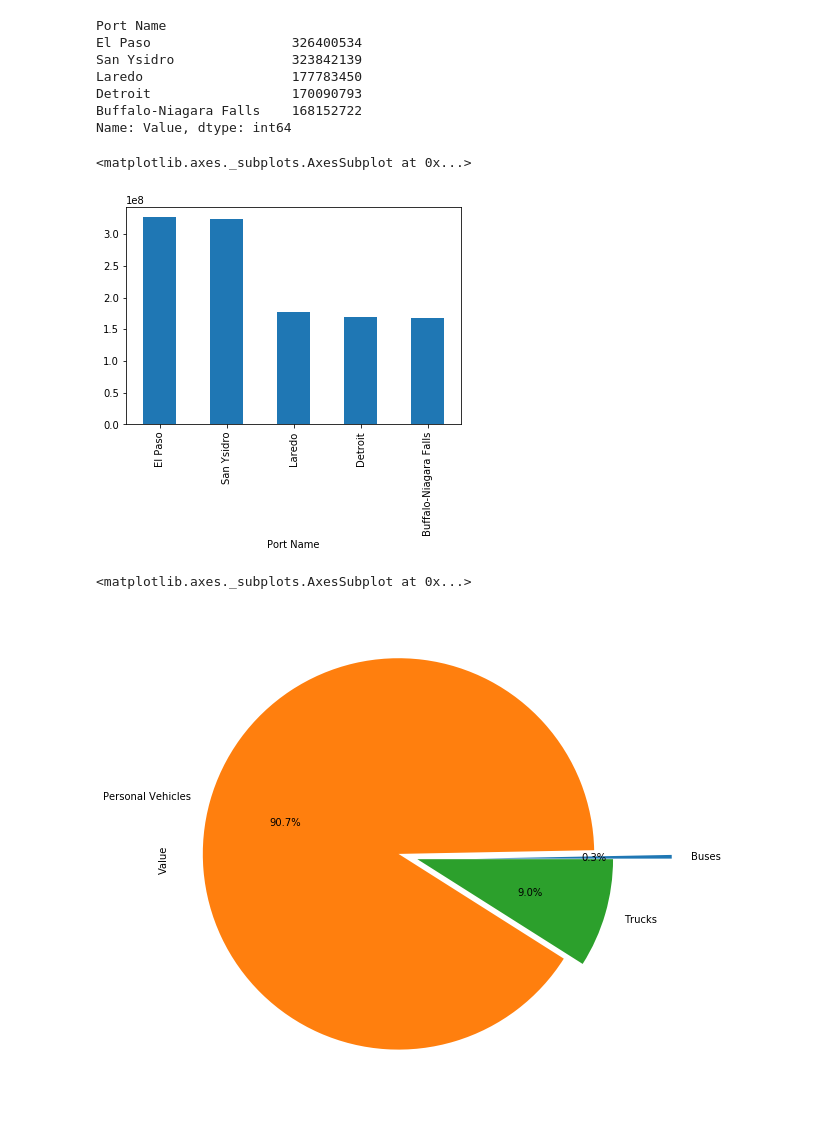
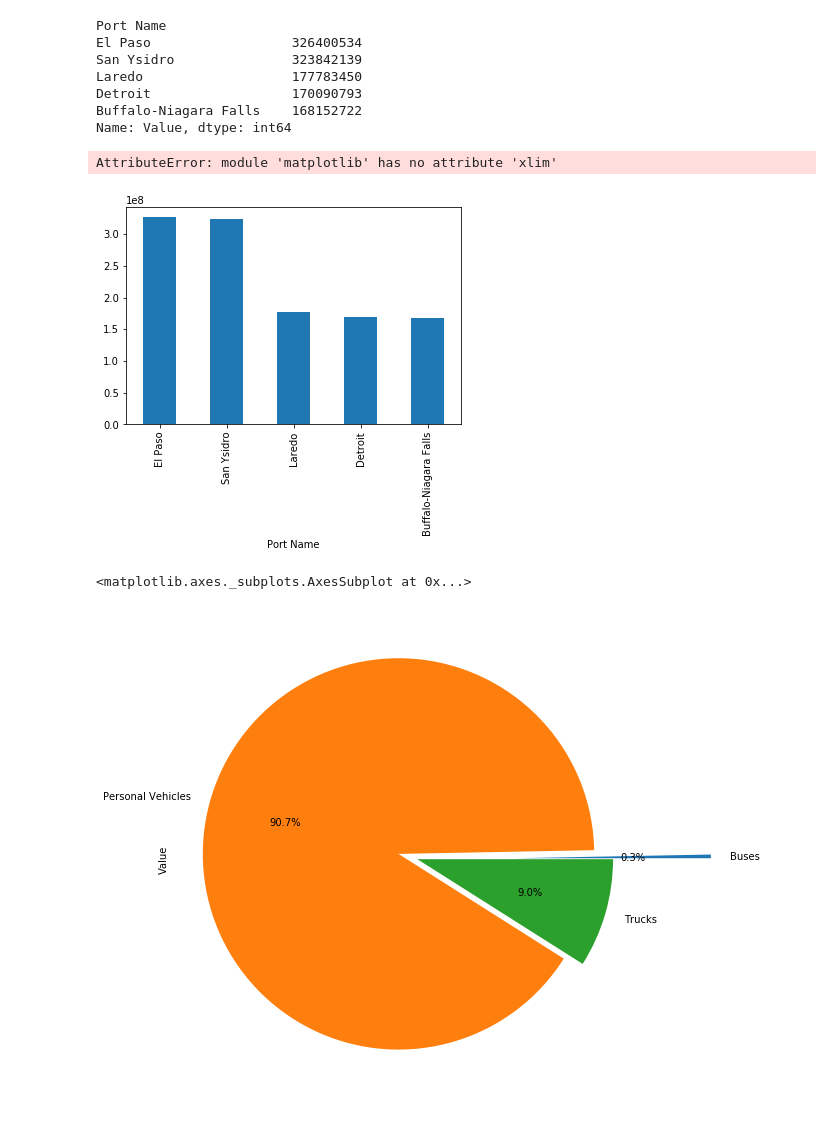
Before and after one commit to amishnerd/raptors, a Jupyter notebook: look.ipynb, the cells around one changed output. Cells and saved outputs as stored; diff of their text form; code cells hidden in the pictures.

```diff
--- a/look.ipynb
+++ b/look.ipynb
@@ -62,13 +62,14 @@ Buffalo-Niagara Falls    168152722
 Name: Value, dtype: int64
 # %%
 transport_info_sorted3.plot.bar()
+plt.xlim(0, 300000, 100000)
 # %% [output]
-<matplotlib.axes._subplots.AxesSubplot at 0x...>
+AttributeError: module 'matplotlib' has no attribute 'xlim'
 [figure]
 # %%
 transport_pie = transport_info2.drop(['Port Name'], axis=1)
 transport_pie2 = transport_pie.groupby(['Measure'])['Value'].sum()
-transport_pie2.plot.pie(explode=(0.3,.1,0) ,autopct='%1.1f%%',figsize=(9, 9))
+transport_pie2.plot.pie(explode=(0.5,.1,0) ,autopct='%1.1f%%',figsize=(9, 9))
 # %% [output]
 <matplotlib.axes._subplots.AxesSubplot at 0x...>
-[figure, old version]
+[figure, new version]
```
Also changed, not shown: parts of 1 cell of this notebook.
